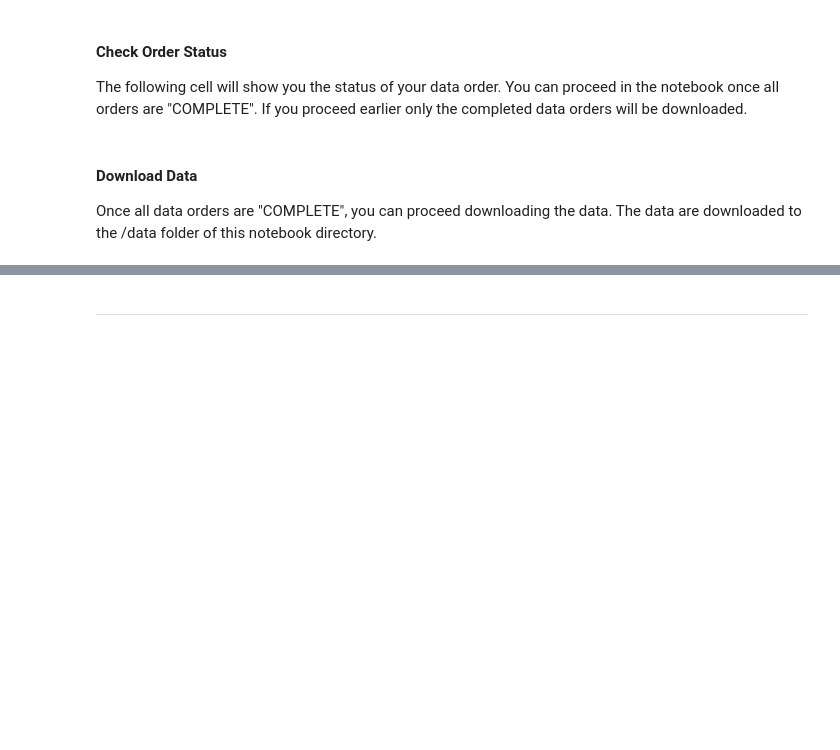
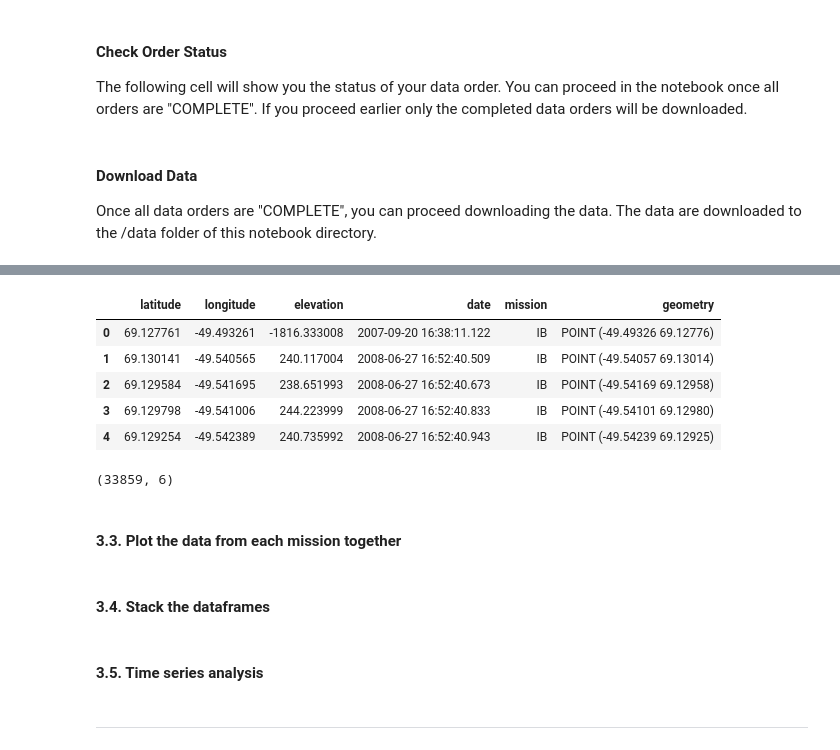
Before and after one commit to nsidc/NSIDC-Data-Tutorials, a Jupyter notebook: notebooks/iceflow/4_time_series_tutorial.ipynb, the cells around one changed output, grey strips where cells are left out. Drawn from its saved outputs; the diff is of its cells as text; code cells hidden in the pictures; blank space fills up the shorter version.

```diff
--- a/notebooks/iceflow/4_time_series_tutorial.ipynb
+++ b/notebooks/iceflow/4_time_series_tutorial.ipynb
@@ -201,3 +282,22 @@ display(is2_gdf.head(), is2_gdf.shape)
+# %%
+# Now we need to convert our downsampled data back into a pandas geodataframe so we can merge it with the other missions
+preib_pandas = preib_dec.to_pandas_df(["latitude","longitude", "elevation", "date", "mission"])
+
+preib_gdf = gpd.GeoDataFrame(preib_pandas,
+                                geometry=gpd.points_from_xy(preib_pandas['longitude'],
+                                                            preib_pandas['latitude'],
+                                                            crs='epsg:4326'))
+display(preib_gdf.head(), preib_gdf.shape)
+# %% [output]
+|  | latitude | longitude | elevation | date | mission | geometry |
+| 0 | 69.127761 | -49.493261 | -1816.333008 | 2007-09-20 16:38:11.122 | IB | POINT (-49.49326 69.12776) |
+| 1 | 69.130141 | -49.540565 | 240.117004 | 2008-06-27 16:52:40.509 | IB | POINT (-49.54057 69.13014) |
+| 2 | 69.129584 | -49.541695 | 238.651993 | 2008-06-27 16:52:40.673 | IB | POINT (-49.54169 69.12958) |
+| 3 | 69.129798 | -49.541006 | 244.223999 | 2008-06-27 16:52:40.833 | IB | POINT (-49.54101 69.12980) |
+| 4 | 69.129254 | -49.542389 | 240.735992 | 2008-06-27 16:52:40.943 | IB | POINT (-49.54239 69.12925) |
+(33859, 6)
+# %% [markdown]
+#### 3.3. Plot the data from each mission together
 # %%
 # Now, let's plot all three datasets together, using color to show elevation
 # Note that although this data is projected, it is not recommended you use this map as a basis for geospatial analysis
@@ -225,5 +325,7 @@ for onegdf, lab, shp in zip([preib_gdf, glas_gdf, is2_gdf],["preib","glas","is2"
                       transform=ccrs.Geodetic())
 
 plt.colorbar(ms, label='elevation')
+# %% [markdown]
+#### 3.4. Stack the dataframes
 # %%
 # Thanks to the harmonization, we can stack our geopandas dataframes to have a unified dataframe for analysis.
@@ -231,4 +333,6 @@ stacked_df = gpd.GeoDataFrame(pd.concat([preib_gdf, glas_gdf, is2_gdf]))
 display(stacked_df.head(), stacked_df.shape)
+# %% [markdown]
+#### 3.5. Time series analysis
 # %%
 # We zoom in on a very small section of our data to plot a time series
 tsgdf_full = stacked_df.loc[(stacked_df["longitude"]>=-49.526) & (stacked_df["longitude"]<=-49.521)
```
Also changed, not shown: parts of 23 cells of this notebook, 1 other file.
